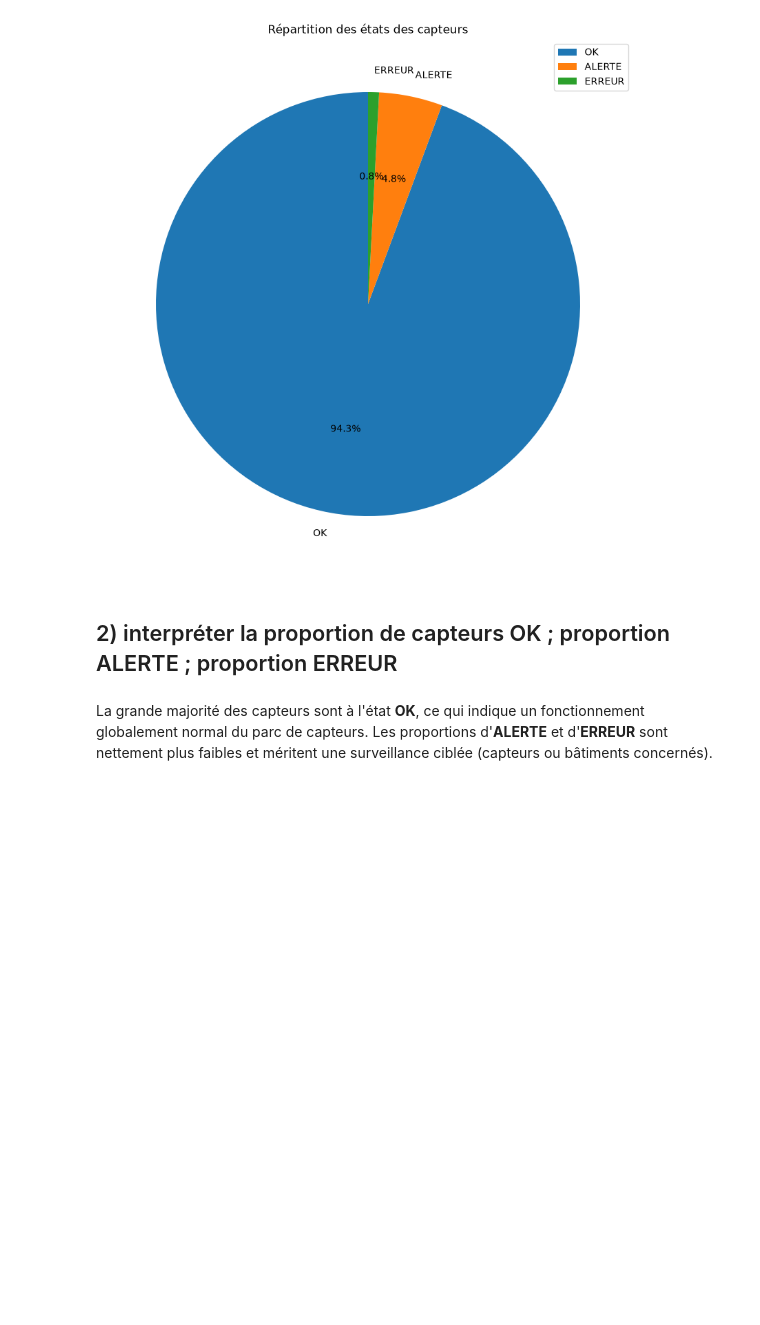
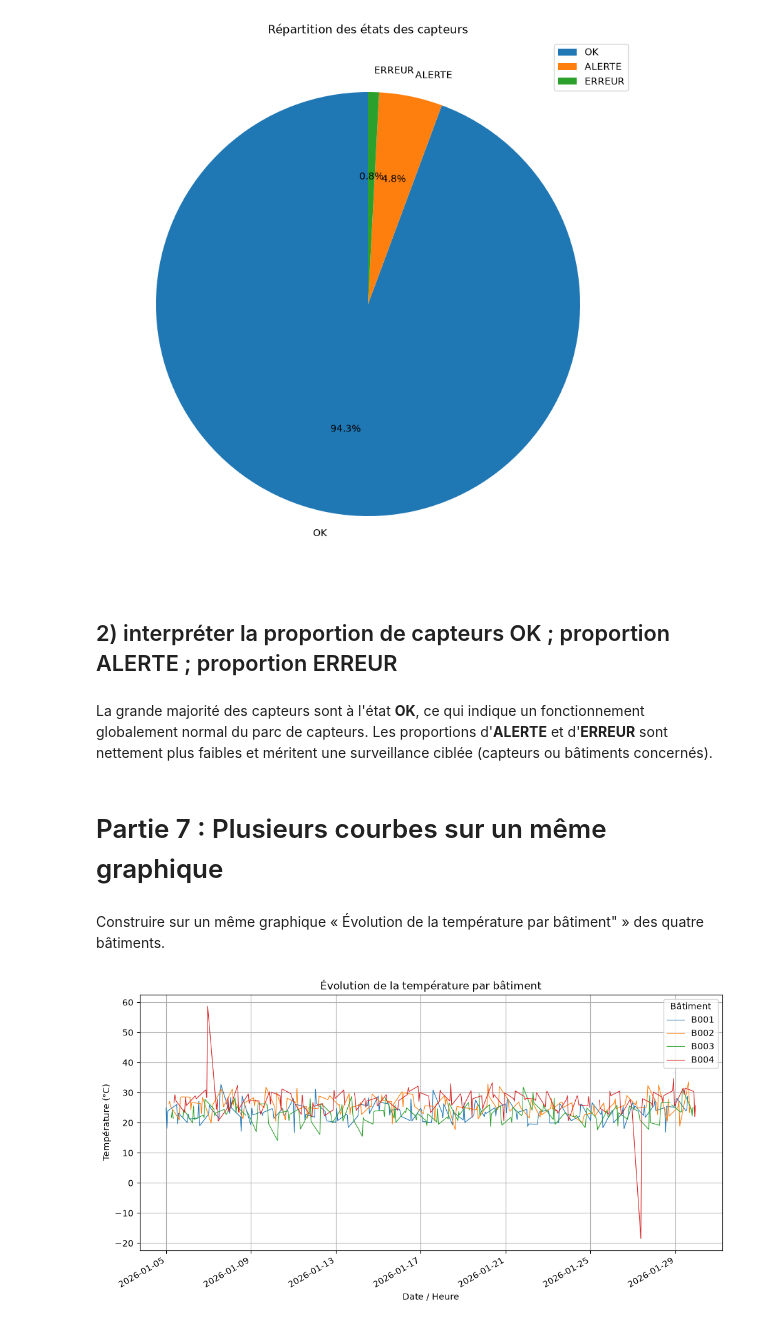
Before and after one commit to Damstat/atelier_matplotlib_iot, a Jupyter notebook: notebooks/telier_matplotlib_iot.ipynb, the cells around one changed output. Cells and saved outputs as stored; diff of their text form; code cells hidden in the pictures; blank space fills up the shorter version.

Commit message:
Partie 7 : Plusieurs courbes sur un même graphique
1) Construire sur un même graphique l’évolution de la température par bâtiment pour les quatre bâtiments

```diff
--- a/notebooks/telier_matplotlib_iot.ipynb
+++ b/notebooks/telier_matplotlib_iot.ipynb
@@ -299,3 +299,23 @@ plt.show()
 ## 2) interpréter la proportion de capteurs OK ; proportion ALERTE ; proportion ERREUR
 # %% [markdown]
 La grande majorité des capteurs sont à l'état **OK**, ce qui indique un fonctionnement globalement normal du parc de capteurs. Les proportions d'**ALERTE** et d'**ERREUR** sont nettement plus faibles et méritent une surveillance ciblée (capteurs ou bâtiments concernés).
+# %% [markdown]
+# Partie 7 : Plusieurs courbes sur un même graphique
+# %% [markdown]
+Construire sur un même graphique « Évolution de la température par bâtiment" » des quatre
+bâtiments.
+# %%
+fig, ax = plt.subplots(figsize=(12, 6))
+
+for batiment, groupe in df.groupby("batiment"):
+    ax.plot(groupe["date_heure"], groupe["temperature"], label=batiment, linewidth=0.8)
+
+ax.set_title("Évolution de la température par bâtiment")
+ax.set_xlabel("Date / Heure")
+ax.set_ylabel("Température (°C)")
+ax.legend(title="Bâtiment")
+ax.grid(True)
+fig.autofmt_xdate()
+plt.show()
+# %% [output]
+[figure, added]
```
